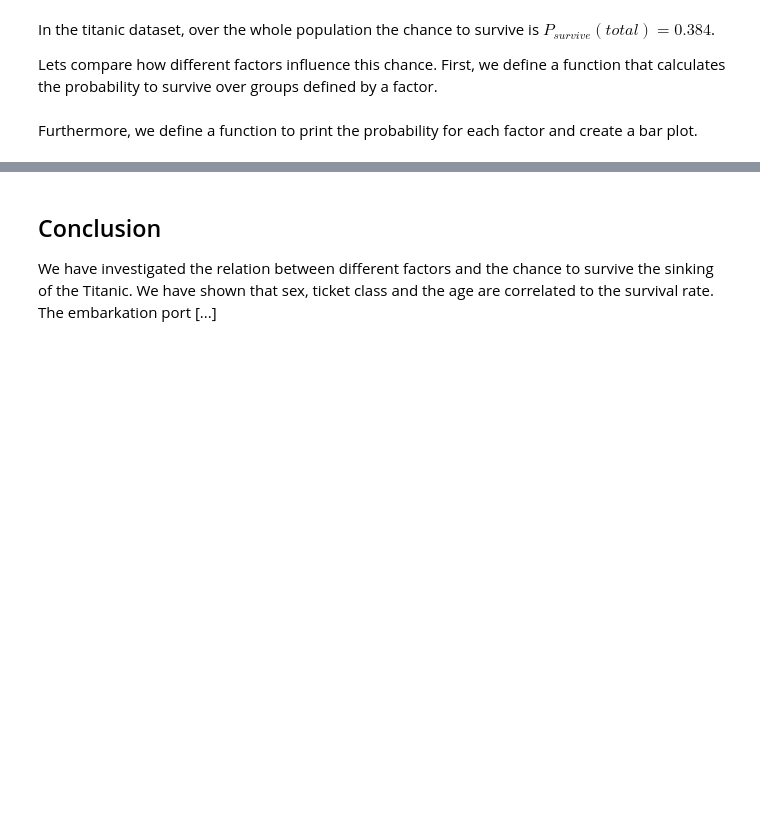
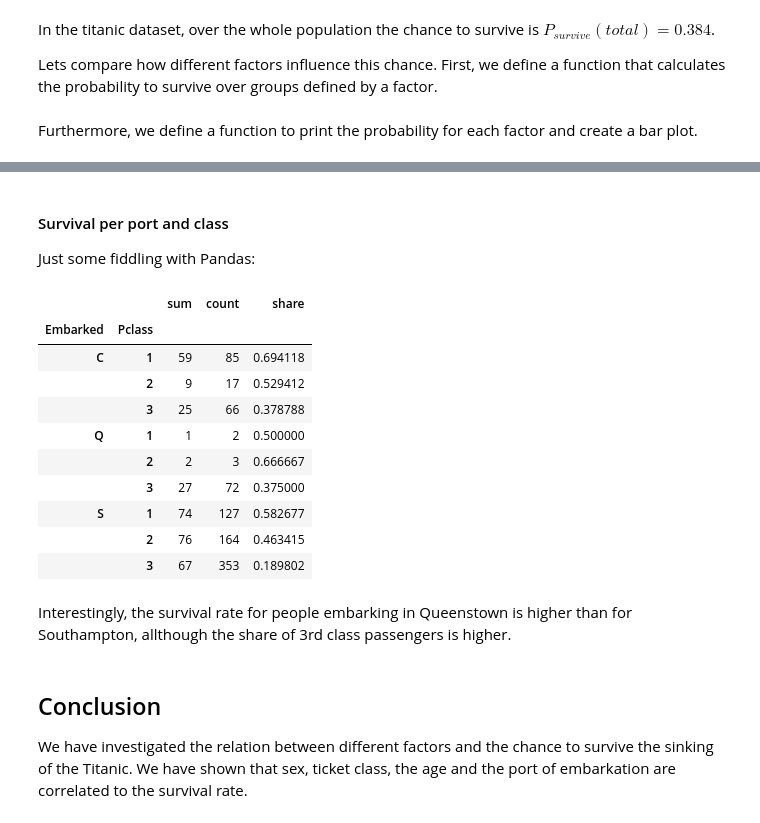
Before and after one commit to girone/udacity, a Jupyter notebook: lessons/Project: Investigate a Dataset/Project - Investigate a Dataset.ipynb, the cells around one changed output, grey strips where cells are left out. Cells and saved outputs as stored; diff of their text form; code cells hidden in the pictures; blank space fills up the shorter version.

```diff
--- a/lessons/Project: Investigate a Dataset/Project - Investigate a Dataset.ipynb
+++ b/lessons/Project: Investigate a Dataset/Project - Investigate a Dataset.ipynb
@@ -209,4 +211,26 @@ Indeed, the share of first class passengers was much higher for those embarking
+# %% [markdown]
+#### Survival per port and class
+Just some fiddling with Pandas:
+# %%
+grouped_survival = data.groupby("Embarked").apply(lambda x: x.groupby("Pclass").agg(["sum", "count"]))["Survived"]
+grouped_survival["share"] = grouped_survival["sum"] / grouped_survival["count"]
+grouped_survival.rename({"sum": "survived", "count": "total"}, inplace=True)
+grouped_survival
+# %% [output]
+|  |  | sum | count | share |
+| Embarked | Pclass |  |  |  |
+| C | 1 | 59 | 85 | 0.694118 |
+|  | 2 | 9 | 17 | 0.529412 |
+|  | 3 | 25 | 66 | 0.378788 |
+| Q | 1 | 1 | 2 | 0.500000 |
+|  | 2 | 2 | 3 | 0.666667 |
+|  | 3 | 27 | 72 | 0.375000 |
+| S | 1 | 74 | 127 | 0.582677 |
+|  | 2 | 76 | 164 | 0.463415 |
+|  | 3 | 67 | 353 | 0.189802 |
+# %% [markdown]
+Interestingly, the survival rate for people embarking in Queenstown is higher than for Southampton, allthough the share of 3rd class passengers is higher.
 # %% [markdown]
 ## Conclusion
 
-We have investigated the relation between different factors and the chance to survive the sinking of the Titanic. We have shown that sex, ticket class and the age are correlated to the survival rate. The embarkation port [...]
+We have investigated the relation between different factors and the chance to survive the sinking of the Titanic. We have shown that sex, ticket class, the age  and the port of embarkation are correlated to the survival rate.
```
Also changed, not shown: parts of 22 cells of this notebook.
